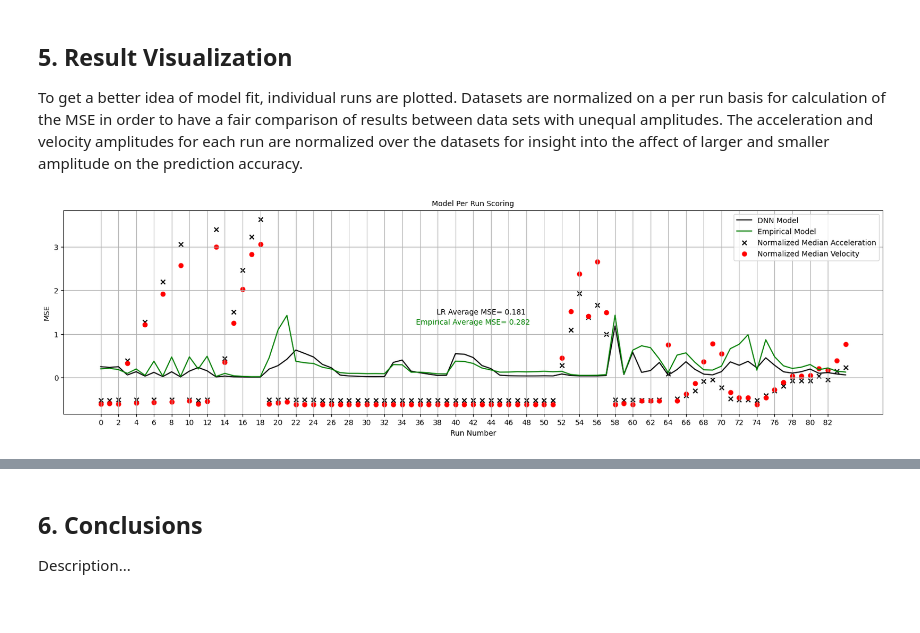
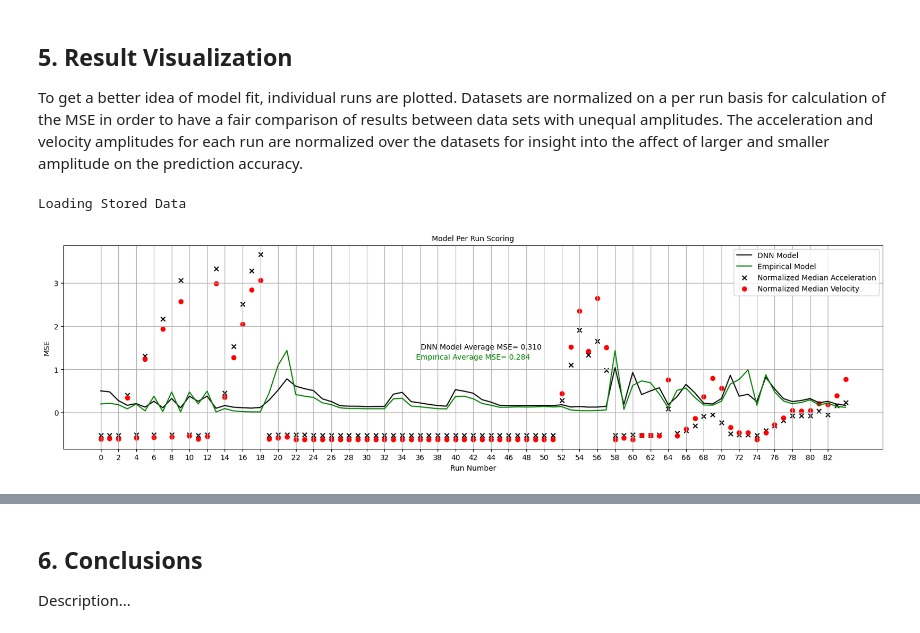
Before and after one commit to Kaylaerler/Structural-Insights-with-ML, a Jupyter notebook: Case 2. DNN.ipynb, the cells around one changed output, grey strips where cells are left out. Drawn from its saved outputs; the diff is of its cells as text; code cells hidden in the pictures.

```diff
--- a/Case 2. DNN.ipynb
+++ b/Case 2. DNN.ipynb
@@ -129,11 +121,6 @@ Run the following block to call the load_data_set function and save the paramete
 # %%
 # load data set from individual testing files or with preprocessed data
-signals_test, signals_train_val, signals_train, signals_val, norm_params, force_SRMD_test = preprocess_data.load_data_set(
-    norm_params_directory = norm_params_path,
-    model_type = model_type,
-    data_stored = data_stored,
-    store_data = save_results,
-    normalize_data_set = normalize_data_set)
+signals_library = preprocess_data.load_data_set(path_names['data'])
 # %% [output]
 Loading Stored Data
 # %% [markdown]
@@ -147,25 +134,23 @@ This section of code implements the first of three model modes. The training of
 Training will be performed using GPU if available, otherwise, the model runs on GPU. The hyperparameters selected for tuning, do not span the potential hyperparameters that could be used for model improvement; however, they have been found to provide sufficient variability for the purposes of the model.
 # %%
 if notebook_mode == 1:
-    criterion = nn.MSELoss()
     if load_hypers_from_file:
         if load_new_model:
-            print('Loading hyperparameters from file: ' + hyper_new_model_path)
-            hyperparameters = yaml.load(open(hyper_new_model_path, 'r'), Loader=yaml.SafeLoader)
+            print('Loading hyperparameters from file: ' + path_names['new_hypers'])
+            hyperparameters = yaml.load(open(path_names['new_hypers'], 'r'), Loader=yaml.SafeLoader)
         else:
-            print('Loading hyperparameters from file: ' + saved_hyper_path)
-            hyperparameters = yaml.load(open(saved_hyper_path, 'r'), Loader=yaml.SafeLoader)
+            print('Loading hyperparameters from file: ' + path_names['saved_hypers'])
+            hyperparameters = yaml.load(open(path_names['saved_hypers'], 'r'), Loader=yaml.SafeLoader)
     else:
         print('Using mannually inputed hyperparameters')
         hyperparameters = {
-            'neurons_per_layer': [2],
+            'hidden_neurons': 2,
+            'hidden_layers': 1,
             'activation': 'relu',
             'learning_rate': 0.01,
             'batch_size': 512,
-            'num_epochs': 2
+            'num_epochs': 2,
+            'dropout_prob': 0.1
         }
     # Train and test the model
-    model, r2_train = DNN_functions.train_model(signals_train_val, criterion, hyperparameters, training_output = 2)
-    test_predictions, r2_test = DNN_functions.test_model(model, signals_test)
-    torch.save(model.state_dict(), saved_model_path)
-    yaml.dump(hyperparameters, open(saved_hyper_path, 'w'))
+    model, r2_train, r2_test = DNN_functions.train_model(signals_library, hyperparameters, path_names)
@@ -196,20 +200,18 @@ KeyError: 'hidden_neurons'
 The final mode possible for this notebook is loading a pre-trained model. It is neccesary to have the hyperparameter configuration file corresponding to the trained model loaded in order to initialize the network. Once the model has been loaded, the user can predict on any given dataset that matches the number of features provided in the initial model. The interactive plots in the next section will be viewable to see model trends.
 # %%
 if notebook_mode == 3:
-    model = DNN_functions.initiate_saved_model(saved_hyper_path, saved_model_path)
+    model = DNN_functions.initiate_saved_model(path_names['saved_hypers'], path_names['saved_model'], signals_library[0]['data'])
 # %% [markdown]
 ## 5. Result Visualization <a class="anchor" id="fifth-bullet">
 To get a better idea of model fit, individual runs are plotted. Datasets are normalized on a per run basis for calculation of the MSE in order to have a fair comparison of results between data sets with unequal amplitudes. The acceleration and velocity amplitudes for each run are normalized over the datasets for insight into the affect of larger and smaller amplitude on the prediction accuracy.
 # %%
-importlib.reload(post_process)
-importlib.reload(preprocess_data)
-importlib.reload(DNN_functions)
-MSE, MAE, MSE_empirical, MAE_empirical, data, Ax_Median, Vx_Median = post_process.test_scores(
-    model      = model.cpu(),
+norm_params = np.load(path_names['norm_params'], allow_pickle = True)
+empirical_output, model_output = post_process.test_scores(
+    model = model,
     model_type = model_type,
-    norm_params  = norm_params)
-
-post_process.model_per_run_scoring(MSE, Vx_Median, Ax_Median, MSE_empirical, model_name = model_type + " Model")
+    norm_params = norm_params)
+post_process.model_per_run_scoring(empirical_output, model_output, model_name = model_type + " Model")
 # %% [output]
+Loading Stored Data
-[figure, old version]
+[figure, new version]
 # %%
```
Also changed, not shown: parts of 6 cells of this notebook, 15 other files.
